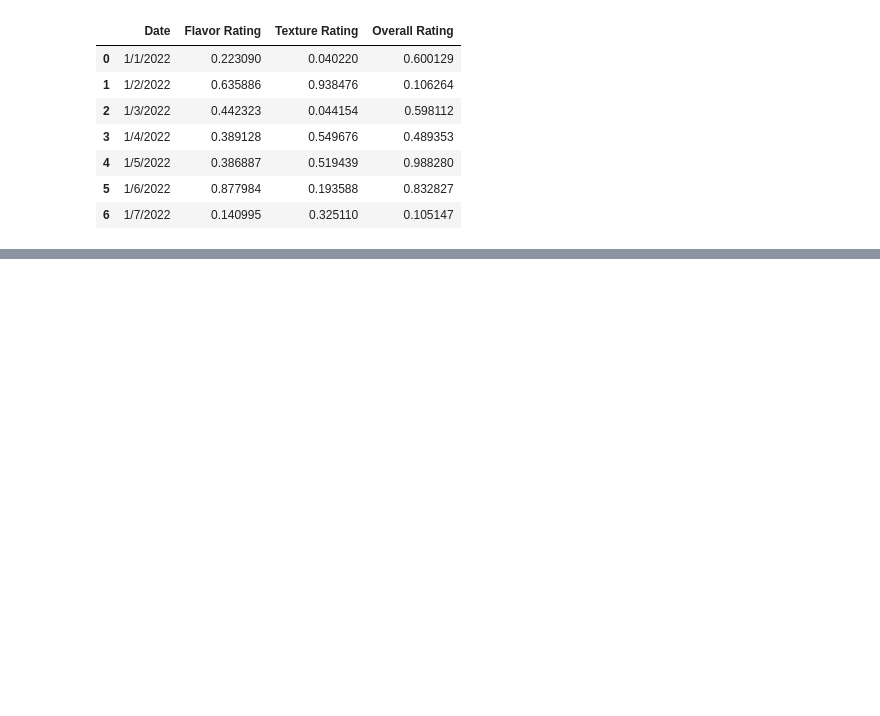
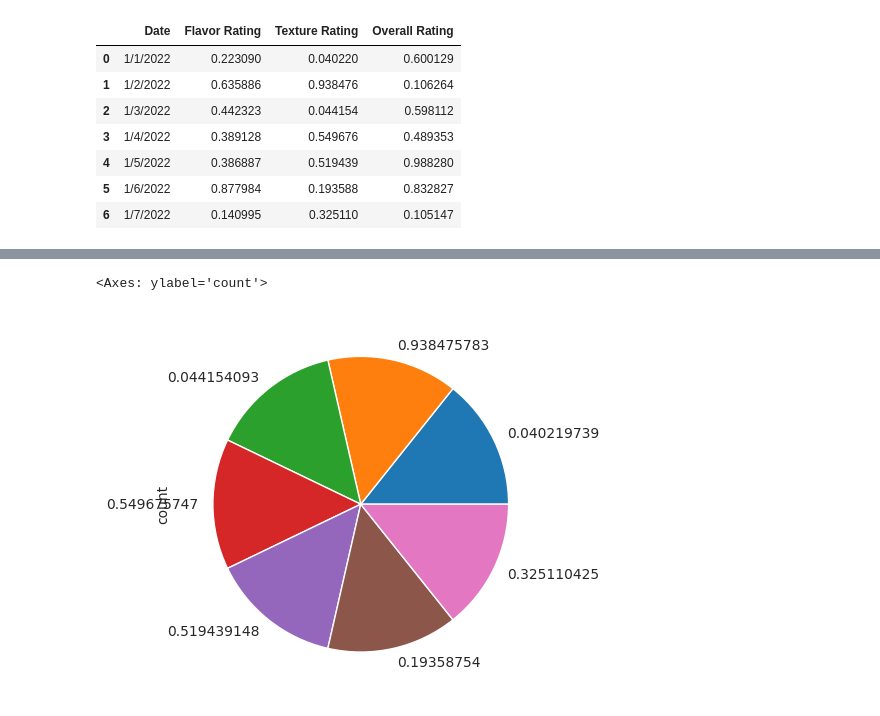
Before and after one commit to Rojinar8/Machine-Learning, a Jupyter notebook: Visualization/matplotlib & seaborn.ipynb, the cells around one changed output, grey strips where cells are left out. Cells and saved outputs as stored; diff of their text form; code cells hidden in the pictures; blank space fills up the shorter version.

```diff
--- a/Visualization/matplotlib & seaborn.ipynb
+++ b/Visualization/matplotlib & seaborn.ipynb
@@ -98,0 +142,6 @@ cdata
+# %%
+#pie chart
+df["Texture Rating"].value_counts().plot.pie()
+# %% [output]
+<Axes: ylabel='count'>
+[figure, added]
```
Also changed, not shown: parts of 8 cells of this notebook.
